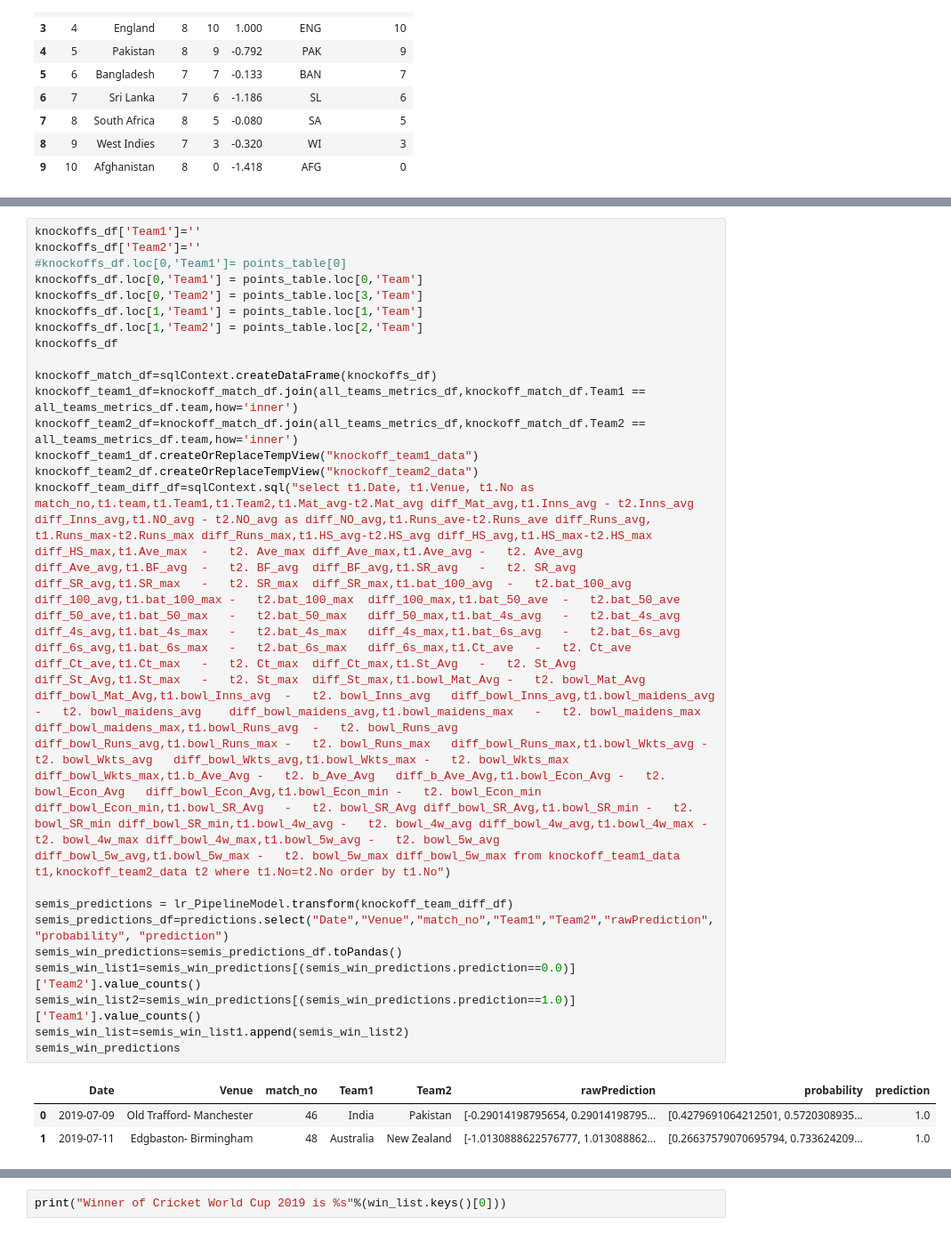
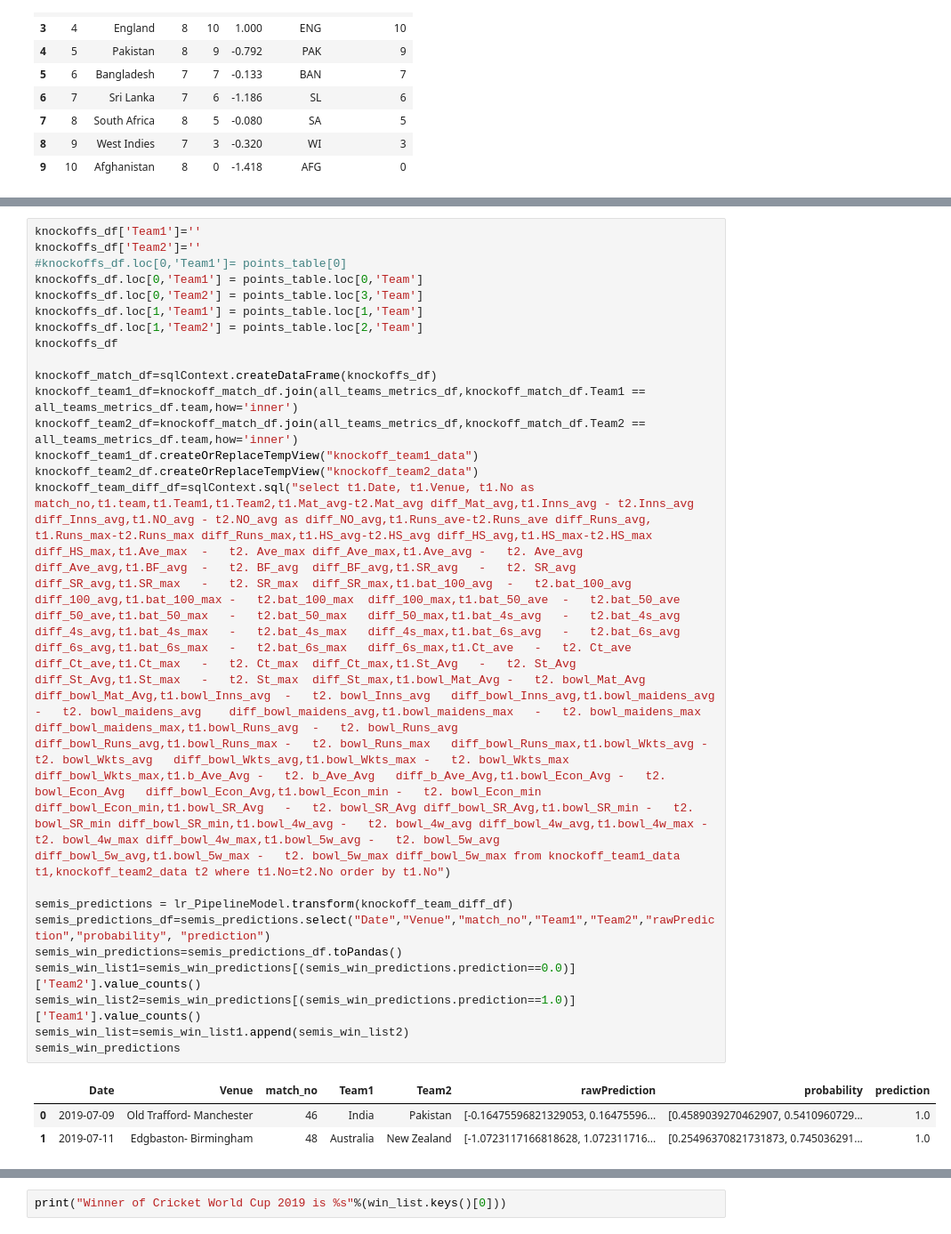
Before and after one commit to Pradeep39/cricket_analytics, a Jupyter notebook: Who+Will+Win+Cricket+World+Cup+2019.ipynb, the cells around one changed output, grey strips where cells are left out. Shown: that part at 89% size. Saved outputs shown, nothing was run; the diff lists cells and outputs as text.

```diff
--- a/Who+Will+Win+Cricket+World+Cup+2019.ipynb
+++ b/Who+Will+Win+Cricket+World+Cup+2019.ipynb
@@ -366,15 +347,15 @@ knockoff_team_diff_df=sqlContext.sql("select t1.Date, t1.Venue, t1.No as match_n
 
 semis_predictions = lr_PipelineModel.transform(knockoff_team_diff_df)
-semis_predictions_df=predictions.select("Date","Venue","match_no","Team1","Team2","rawPrediction","probability", "prediction")
+semis_predictions_df=semis_predictions.select("Date","Venue","match_no","Team1","Team2","rawPrediction","probability", "prediction")
 semis_win_predictions=semis_predictions_df.toPandas()
 semis_win_list1=semis_win_predictions[(semis_win_predictions.prediction==0.0)]['Team2'].value_counts()
 semis_win_list2=semis_win_predictions[(semis_win_predictions.prediction==1.0)]['Team1'].value_counts()
 semis_win_list=semis_win_list1.append(semis_win_list2)
 semis_win_predictions
 # %% [output]
 |  | Date | Venue | match_no | Team1 | Team2 | rawPrediction | probability | prediction |
-| 0 | 2019-07-09 | Old Trafford- Manchester | 46 | India | Pakistan | [-0.29014198795654, 0.29014198795... | [0.4279691064212501, 0.5720308935... | 1.0 |
-| 1 | 2019-07-11 | Edgbaston- Birmingham | 48 | Australia | New Zealand | [-1.0130888622576777, 1.013088862... | [0.26637579070695794, 0.733624209... | 1.0 |
+| 0 | 2019-07-09 | Old Trafford- Manchester | 46 | India | Pakistan | [-0.16475596821329053, 0.16475596... | [0.4589039270462907, 0.5410960729... | 1.0 |
+| 1 | 2019-07-11 | Edgbaston- Birmingham | 48 | Australia | New Zealand | [-1.0723117166818628, 1.072311716... | [0.25496370821731873, 0.745036291... | 1.0 |
 # %%
 final_df['Team1']=semis_win_list.keys()[0]
 final_df['Team2']=semis_win_list.keys()[1]
```
Also changed, not shown: parts of 7 cells of this notebook.
